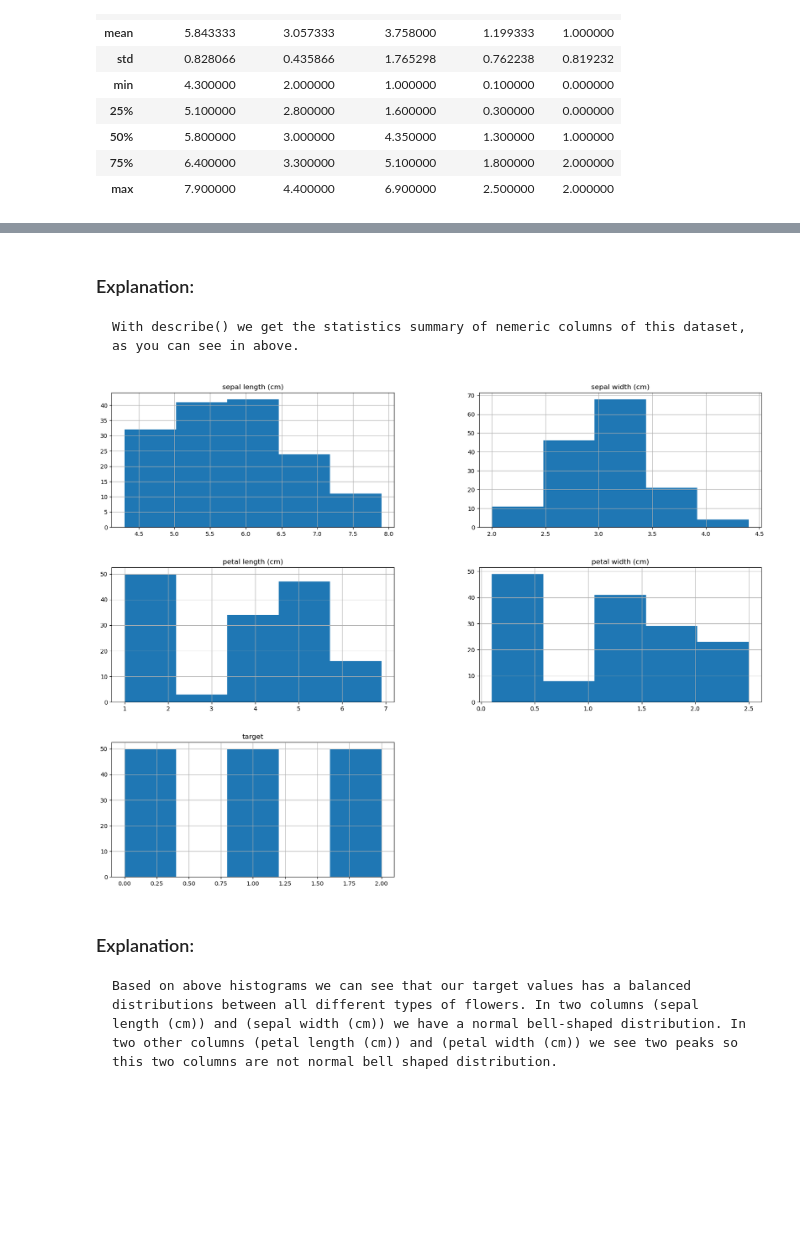
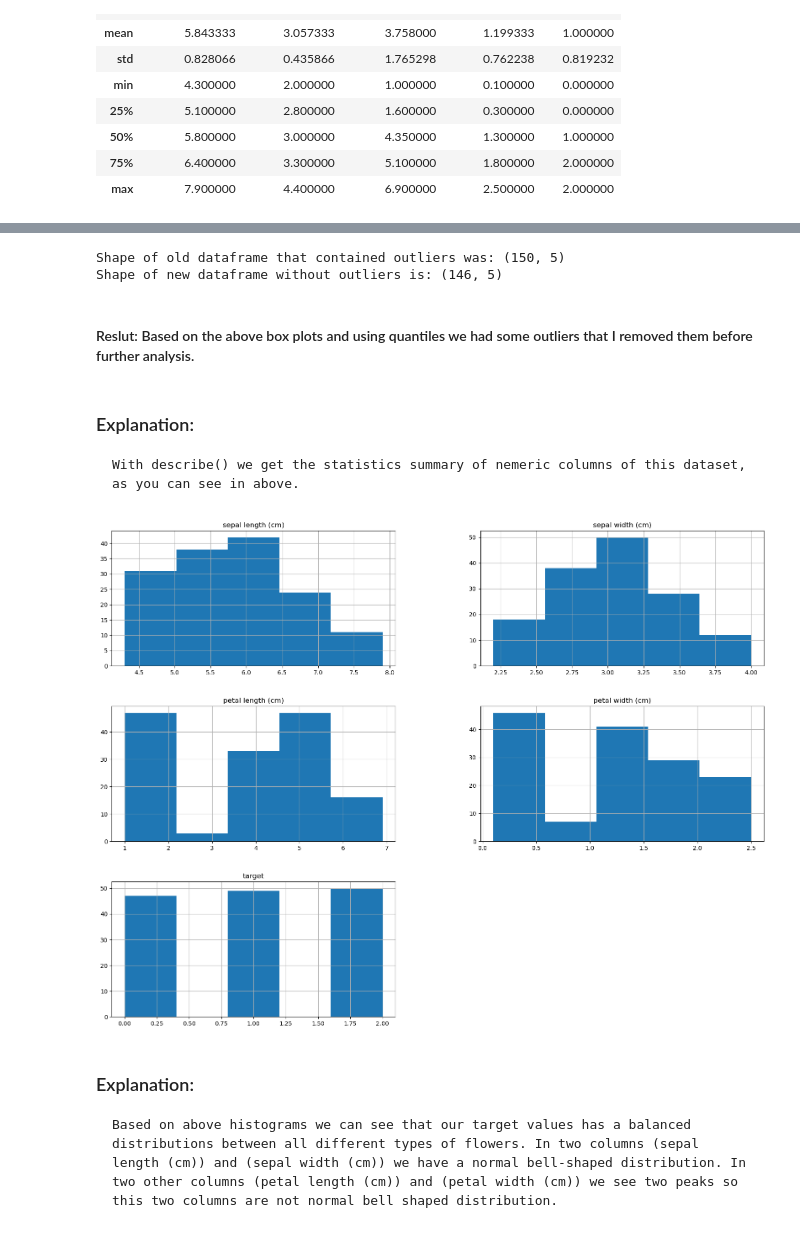
Before and after one commit to AnnaJazayeri/SVM---Regularization-and-Hyperparameter, a Jupyter notebook: SVM Support Vector Mchine - IRIS dataset.ipynb, the cells around one changed output, grey strips where cells are left out. Saved outputs shown, nothing was run; the diff lists cells and outputs as text; code cells hidden in the pictures; blank space fills up the shorter version.

```diff
--- a/SVM Support Vector Mchine - IRIS dataset.ipynb
+++ b/SVM Support Vector Mchine - IRIS dataset.ipynb
@@ -85,0 +116,13 @@ iris_dataframe.describe()
+# %%
+# Finding outliers using IQR method
+Q1 = iris_dataframe.quantile(0.25)
+Q3 = iris_dataframe.quantile(0.75)
+IQR = Q3 - Q1
+
+# Define outliers using IQR method
+outliers = ((iris_dataframe < (Q1 - 1.5 * IQR)) | (iris_dataframe > (Q3 + 1.5 * IQR))).any(axis=1)
+
+# Display rows with outliers
+outliers_data = iris_dataframe[outliers]
+print("Rows that contain outliers:")
+outliers_data
@@ -86,12 +136,42 @@ iris_dataframe.describe()
+# %%
+def remove_outliers(df, columns):
+    for column in columns:
+        Q1 = df[column].quantile(0.25)
+        Q3 = df[column].quantile(0.75)
+        IQR = Q3 - Q1
+
+        # Filtering values based on IQR
+        filtered_values = df[(df[column] >= Q1 - 1.5 * IQR) & (df[column] <= Q3 + 1.5 * IQR)]
+
+        # Replacing original DataFrame with filtered values
+        df = filtered_values
+
+    return df
+
+# List of columns to check for outliers
+columns_to_check = ['sepal length (cm)', 'sepal width (cm)', 'petal length (cm)', 'petal width (cm)']
+
+# Remove outliers from the specified columns
+iris_df = remove_outliers(iris_dataframe, columns_to_check)
+
+print(f"Shape of old dataframe that contained outliers was: {iris_dataframe.shape}")
+
+# Display shape of updated DataFrame without outliers
+print(f"Shape of new dataframe without outliers is: {iris_df.shape}")
+# %% [output]
+Shape of old dataframe that contained outliers was: (150, 5)
+Shape of new dataframe without outliers is: (146, 5)
+# %% [markdown]
+#### Reslut: Based on the above box plots and using quantiles we had some outliers that I removed them before further analysis.
 # %% [markdown]
 ### Explanation:
     With describe() we get the statistics summary of nemeric columns of this dataset, as you can see in above.
 # %%
 # Plotting histograms for numerical columns
-iris_dataframe.hist(bins=5, figsize=(20, 15))
+iris_df.hist(bins=5, figsize=(20, 15))
 plt.show()
 # %% [output]
-[figure, old version]
+[figure, new version]
 # %% [markdown]
 ### Explanation:
     Based on above histograms we can see that our target values has a balanced distributions between all different types of flowers. In two columns (sepal length (cm)) and (sepal width (cm)) we have a normal bell-shaped distribution. In two other columns (petal length (cm)) and (petal width (cm)) we see two peaks so this two columns are not normal bell shaped distribution.
```
Also changed, not shown: parts of 35 cells of this notebook.
